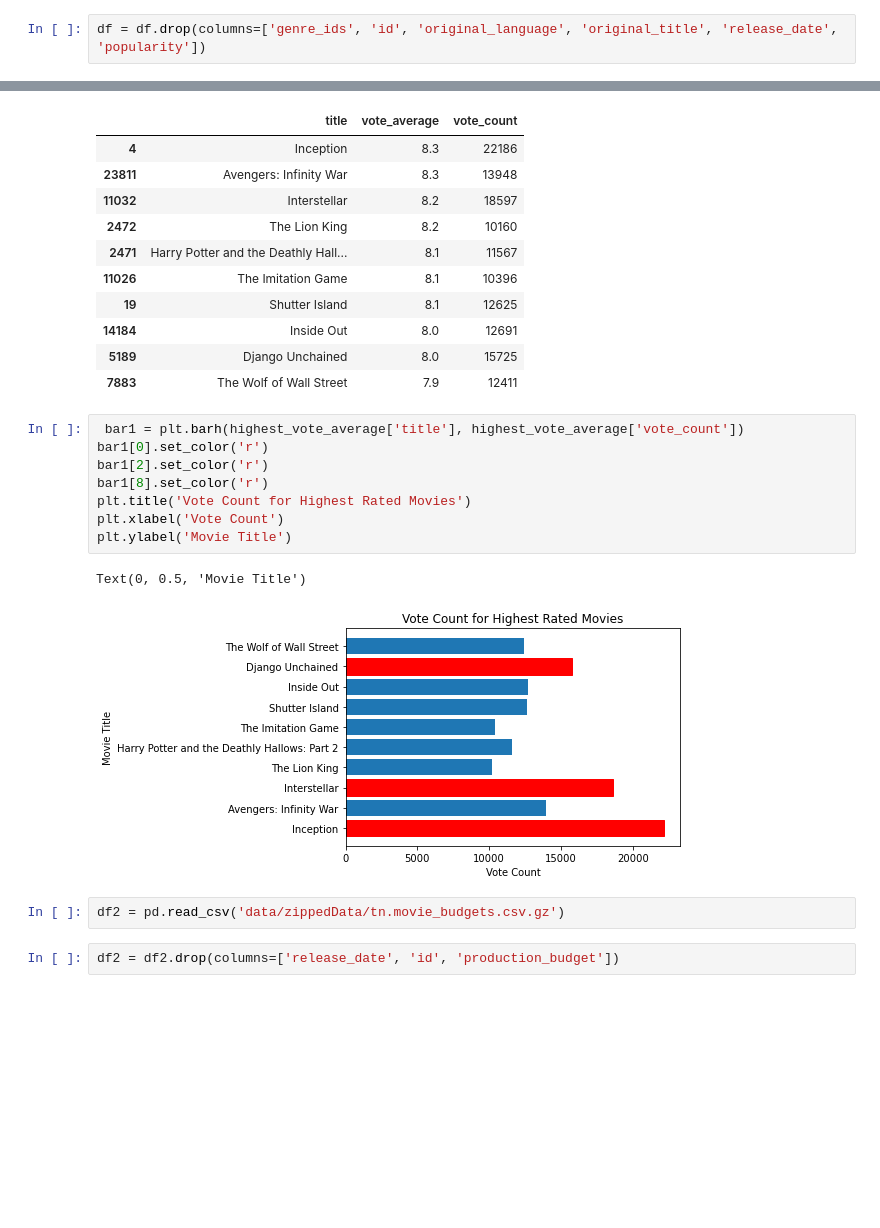
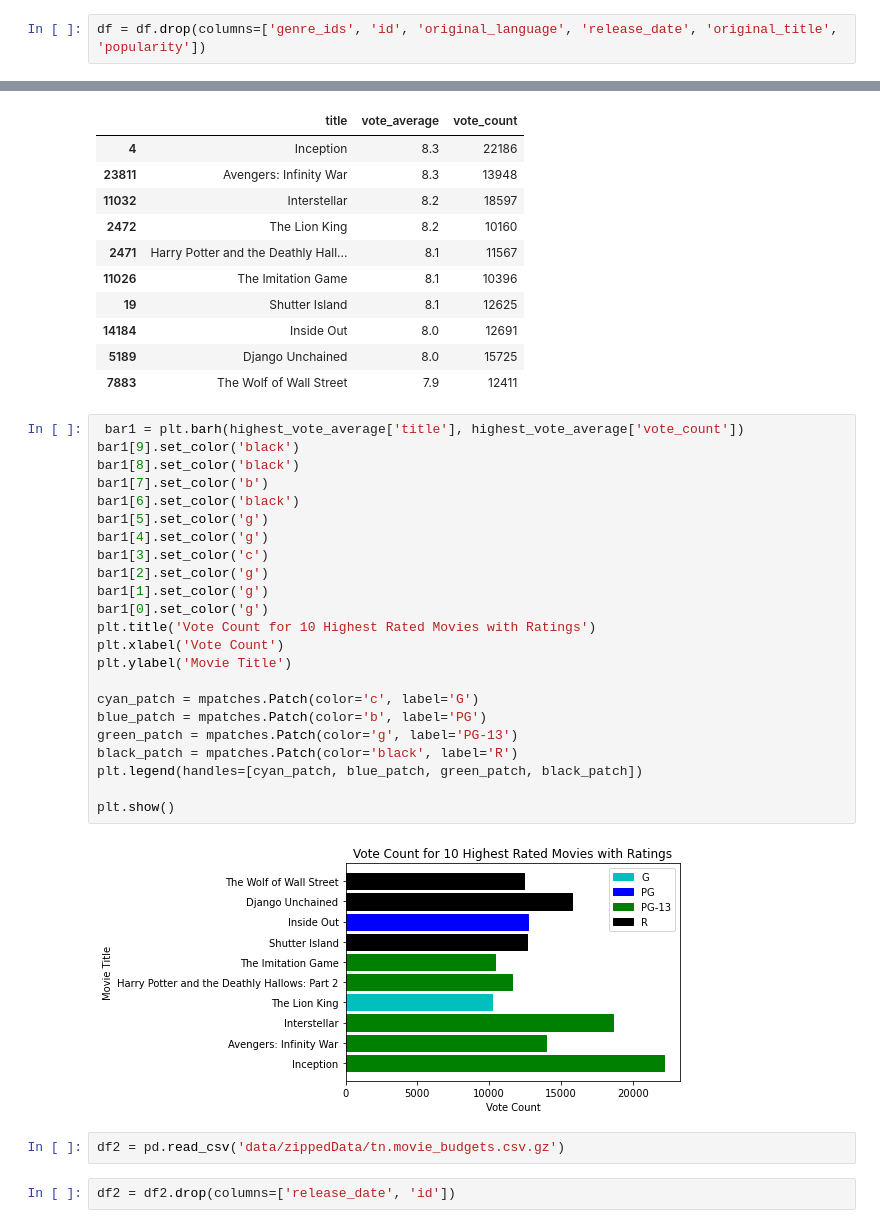
Before and after one commit to eaiturbe/microsoft_movie_analysis, a Jupyter notebook: project_wt.ipynb, the cells around one changed output, grey strips where cells are left out. Saved outputs shown, nothing was run; the diff lists cells and outputs as text; blank space fills up the shorter version.

Commit message:
visuals 1 and 2

```diff
--- a/project_wt.ipynb
+++ b/project_wt.ipynb
@@ -14,7 +17,7 @@ import seaborn as sns
 # %%
 df = pd.read_csv('data/zippedData/tmdb.movies.csv.gz')
 # %%
-df = df.drop(columns=['genre_ids', 'id', 'original_language', 'original_title', 'release_date', 'popularity'])
+df = df.drop(columns=['genre_ids', 'id', 'original_language', 'release_date', 'original_title', 'popularity'])
 # %%
 new_df = df[df['vote_count'] > 10000]
 # %%
@@ -33,19 +36,33 @@ highest_vote_average
 | 14184 | Inside Out | 8.0 | 12691 |
 | 5189 | Django Unchained | 8.0 | 15725 |
 | 7883 | The Wolf of Wall Street | 7.9 | 12411 |
-# %%
- bar1 = plt.barh(highest_vote_average['title'], highest_vote_average['vote_count'])
-bar1[0].set_color('r')
-bar1[2].set_color('r')
-bar1[8].set_color('r')
-plt.title('Vote Count for Highest Rated Movies')
-plt.xlabel('Vote Count')
-plt.ylabel('Movie Title')
-# %% [output]
-Text(0, 0.5, 'Movie Title')
-[figure, removed]
+# %%
+ bar1 = plt.barh(highest_vote_average['title'], highest_vote_average['vote_count'])
+bar1[9].set_color('black')
+bar1[8].set_color('black')
+bar1[7].set_color('b')
+bar1[6].set_color('black')
+bar1[5].set_color('g')
+bar1[4].set_color('g')
+bar1[3].set_color('c')
+bar1[2].set_color('g')
+bar1[1].set_color('g')
+bar1[0].set_color('g')
+plt.title('Vote Count for 10 Highest Rated Movies with Ratings')
+plt.xlabel('Vote Count')
+plt.ylabel('Movie Title')
+
+cyan_patch = mpatches.Patch(color='c', label='G')
+blue_patch = mpatches.Patch(color='b', label='PG')
+green_patch = mpatches.Patch(color='g', label='PG-13')
+black_patch = mpatches.Patch(color='black', label='R')
+plt.legend(handles=[cyan_patch, blue_patch, green_patch, black_patch])
+
+plt.show()
+# %% [output]
+[figure, added]
 # %%
 df2 = pd.read_csv('data/zippedData/tn.movie_budgets.csv.gz')
 # %%
-df2 = df2.drop(columns=['release_date', 'id', 'production_budget'])
+df2 = df2.drop(columns=['release_date', 'id'])
 # %%
```
Also changed, not shown: parts of 6 cells of this notebook.
